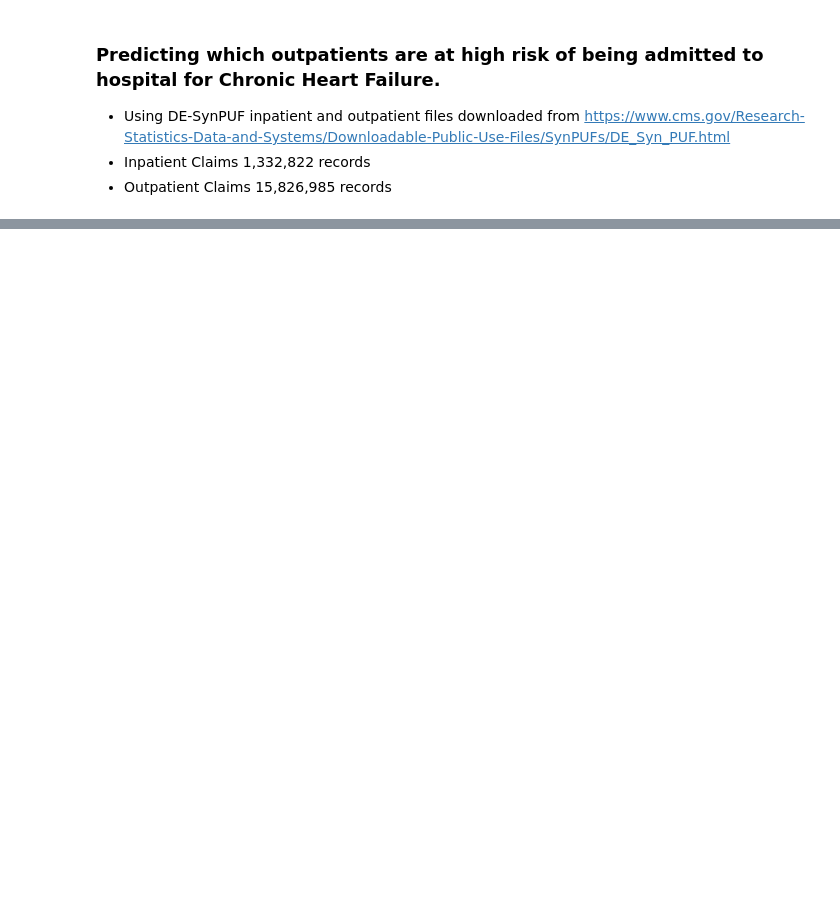
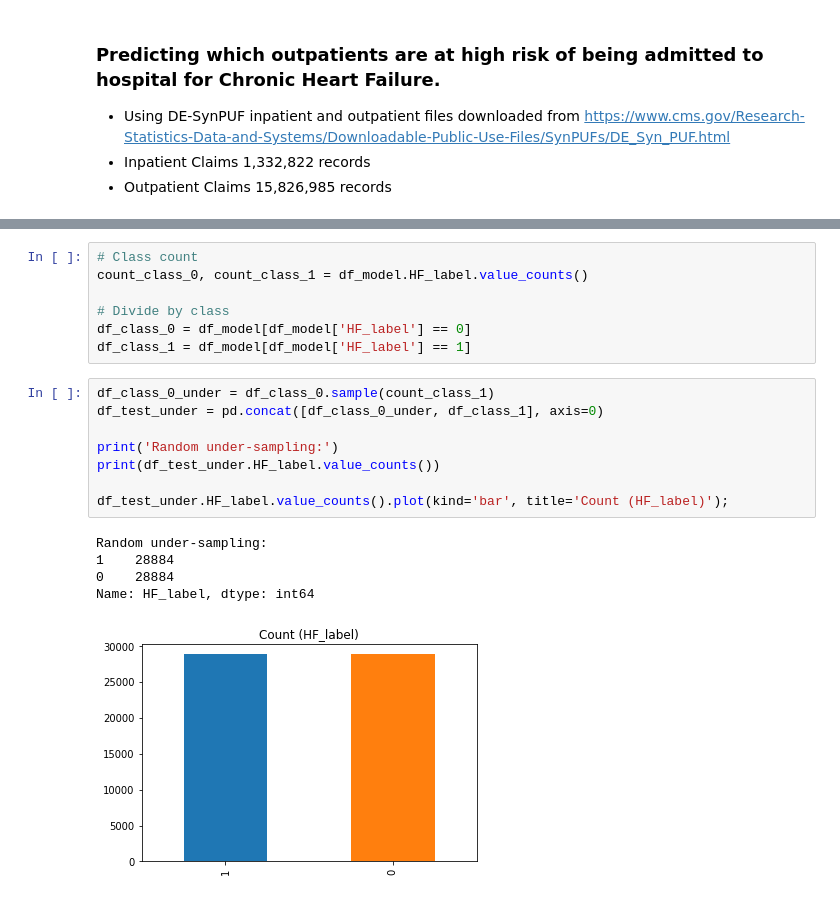
Before and after one commit to barbking/healthcare_analytics_medicare_DESynPUF_dataset, a Jupyter notebook: BarbKing-HealthCare-Analytics-Project.ipynb, the cells around one changed output, grey strips where cells are left out. Drawn from its saved outputs; the diff is of its cells as text; blank space fills up the shorter version.

```diff
--- a/BarbKing-HealthCare-Analytics-Project.ipynb
+++ b/BarbKing-HealthCare-Analytics-Project.ipynb
@@ -79,0 +136,21 @@ Name: ip_4280, dtype: int64
+# %%
+# Class count
+count_class_0, count_class_1 = df_model.HF_label.value_counts()
+
+# Divide by class
+df_class_0 = df_model[df_model['HF_label'] == 0]
+df_class_1 = df_model[df_model['HF_label'] == 1]
+# %%
+df_class_0_under = df_class_0.sample(count_class_1)
+df_test_under = pd.concat([df_class_0_under, df_class_1], axis=0)
+
+print('Random under-sampling:')
+print(df_test_under.HF_label.value_counts())
+
+df_test_under.HF_label.value_counts().plot(kind='bar', title='Count (HF_label)');
+# %% [output]
+Random under-sampling:
+1    28884
+0    28884
+Name: HF_label, dtype: int64
+[figure, added]
```
Also changed, not shown: parts of 23 cells of this notebook, 1 other file.
